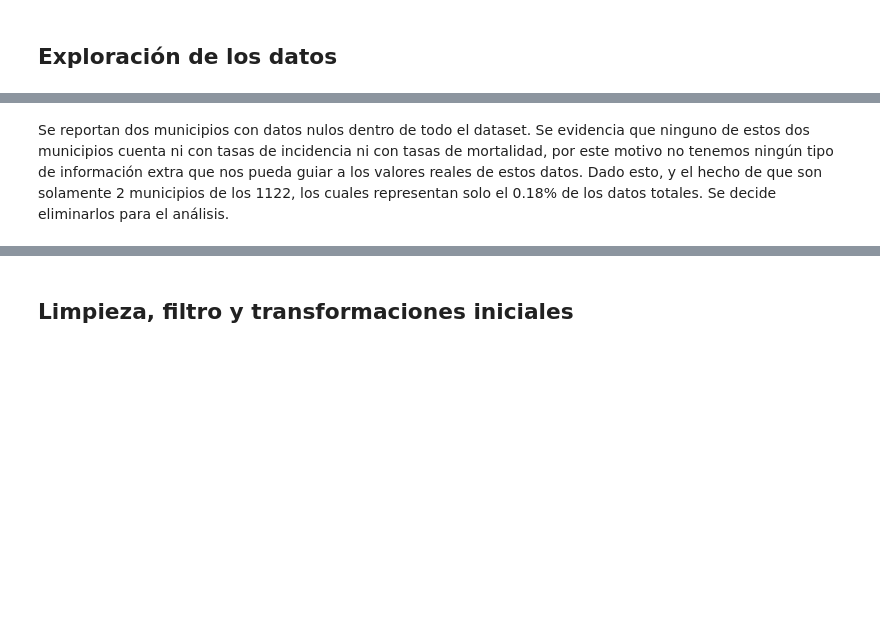
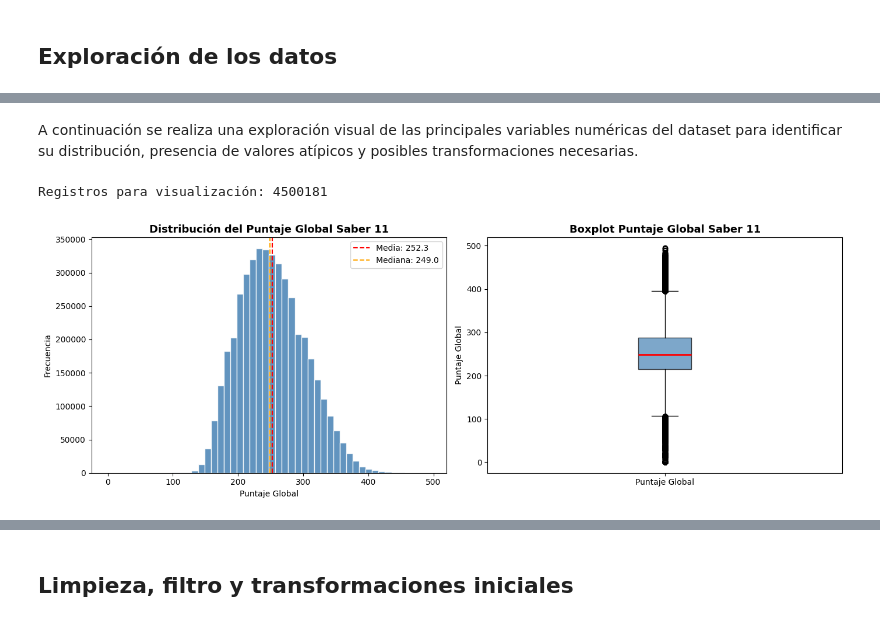
Before and after one commit to Exmator/proyecto_procesamiento, a Jupyter notebook: notebooks/analisis_exploratorio_icfes.ipynb, the cells around one changed output, grey strips where cells are left out. Drawn from its saved outputs; the diff is of its cells as text; code cells hidden in the pictures; blank space fills up the shorter version.

Commit message:
Avances en análisis exploratorio

```diff
--- a/notebooks/analisis_exploratorio_icfes.ipynb
+++ b/notebooks/analisis_exploratorio_icfes.ipynb
@@ -103,9 +161,0 @@ Diccionario de datos:
-# %%
-## Se cambia el tipo de dato de la base a la estipulada
-# VERSION
-# Aplicando el cambio de tipo de datos
-dfPy01 = dfPy00.withColumn("tasa_incidencia", col("tasa_incidencia").cast(DoubleType())) \
-              .withColumn("tasa_mortalidad", col("tasa_mortalidad").cast(DoubleType()))
-
-# Verificar el resultado
-dfPy01.printSchema()
@@ -249,2 +412,41 @@ print(f"Cantidad de municipios en el dataset: {dfPy01.count()}")
-# %% [markdown]
-Se reportan dos municipios con datos nulos dentro de todo el dataset. Se evidencia que ninguno de estos dos municipios cuenta ni con tasas de incidencia ni con tasas de mortalidad, por este motivo no tenemos ningún tipo de información extra que nos pueda guiar a los valores reales de estos datos. Dado esto, y el hecho de que son solamente 2 municipios de los 1122, los cuales representan solo el 0.18% de los datos totales. Se decide eliminarlos para el análisis.
+# %% [markdown]
+A continuación se realiza una exploración visual de las principales variables numéricas del dataset para identificar su distribución, presencia de valores atípicos y posibles transformaciones necesarias.
+# %%
+# Conversión a Pandas para visualización
+pdf = dfPy02.select(
+    'ESTRATO', 'PUNT_LECTURA', 'PUNT_MATE', 'PUNT_CIENCIAS',
+    'PUNT_SOCIALES', 'PUNT_INGLES', 'PUNT_GLOBAL',
+    'GENERO', 'AREA_COLEGIO', 'NATURALEZA', 'TIENE_INTERNET'
+).dropna(subset=['PUNT_GLOBAL']).toPandas()
+
+print(f'Registros para visualización: {len(pdf)}')
+# %% [output]
+Registros para visualización: 4500181
+# %%
+# Gráfico 1: Distribución del Puntaje Global (Histograma + Boxplot)
+fig, axes = plt.subplots(1, 2, figsize=(14, 5))
+
+# Histograma
+axes[0].hist(pdf['PUNT_GLOBAL'].dropna(), bins=50, color='steelblue', edgecolor='white', alpha=0.85)
+axes[0].set_title('Distribución del Puntaje Global Saber 11', fontsize=13, fontweight='bold')
+axes[0].set_xlabel('Puntaje Global')
+axes[0].set_ylabel('Frecuencia')
+axes[0].axvline(pdf['PUNT_GLOBAL'].mean(), color='red', linestyle='--', linewidth=1.5,
+                label=f'Media: {pdf["PUNT_GLOBAL"].mean():.1f}')
+axes[0].axvline(pdf['PUNT_GLOBAL'].median(), color='orange', linestyle='--', linewidth=1.5,
+                label=f'Mediana: {pdf["PUNT_GLOBAL"].median():.1f}')
+axes[0].legend()
+
+# Boxplot
+axes[1].boxplot(pdf['PUNT_GLOBAL'].dropna(), patch_artist=True,
+                boxprops=dict(facecolor='steelblue', alpha=0.7),
+                medianprops=dict(color='red', linewidth=2))
+axes[1].set_title('Boxplot Puntaje Global Saber 11', fontsize=13, fontweight='bold')
+axes[1].set_ylabel('Puntaje Global')
+axes[1].set_xticks([1])
+axes[1].set_xticklabels(['Puntaje Global'])
+
+plt.tight_layout()
+plt.show()
+# %% [output]
+[figure, added]
```
Also changed, not shown: parts of 57 cells of this notebook, 1 other file.
